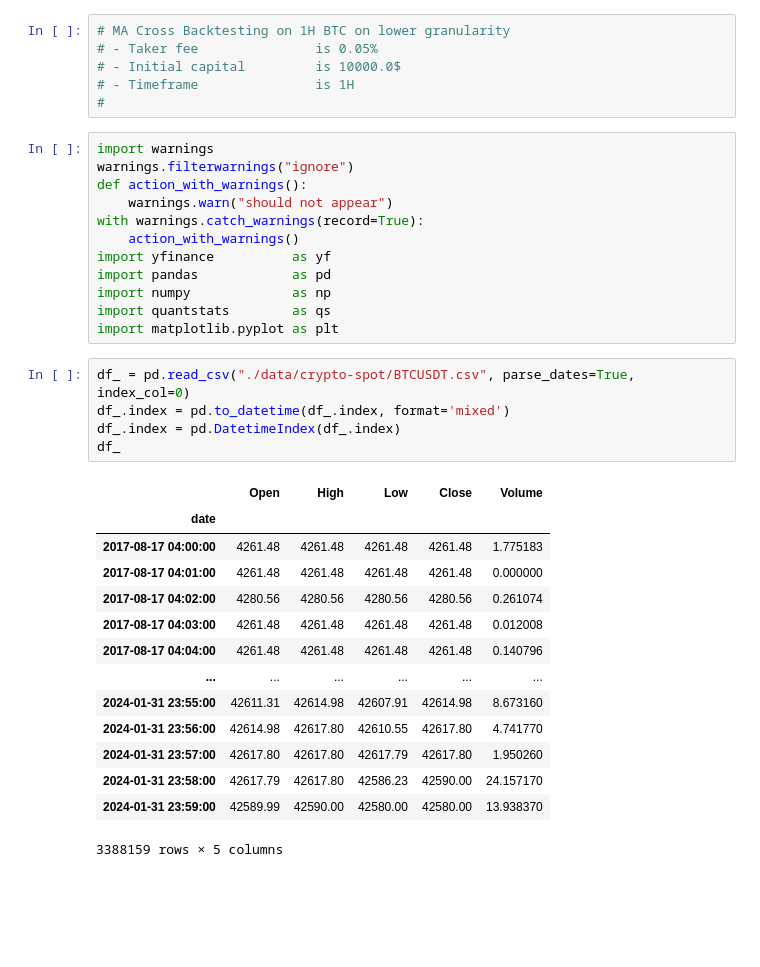
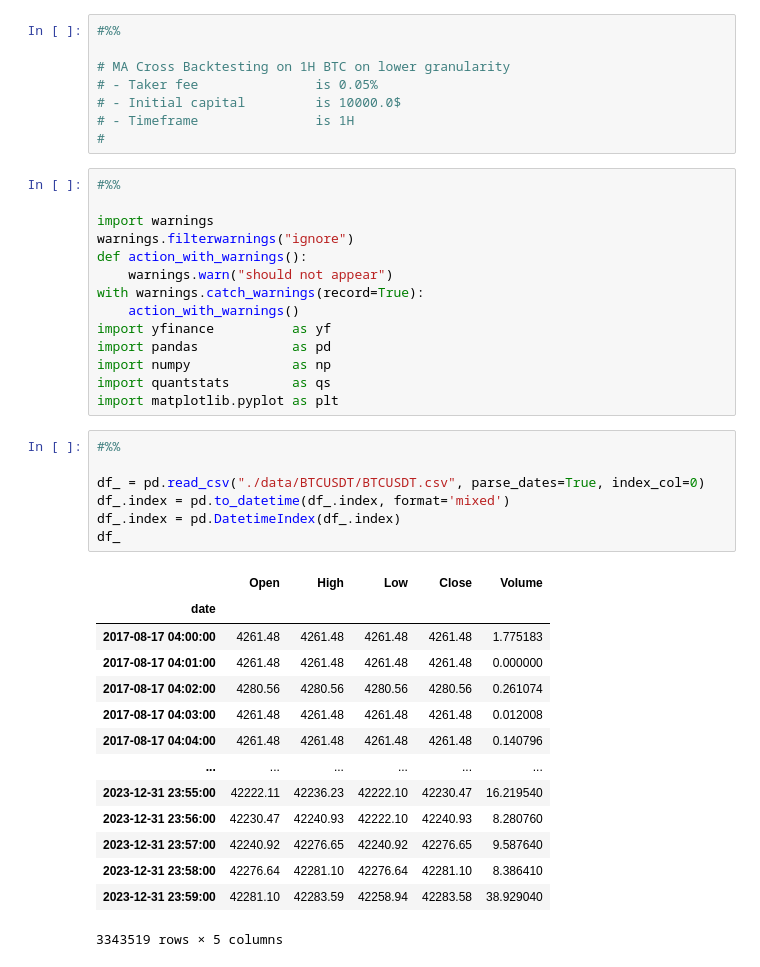
Before and after one commit to sharavsambuu/trading-cost-analysis, a Jupyter notebook: btcspot_macross_backtesting_1m.ipynb, the cells around one changed output. Drawn from its saved outputs; the diff is of its cells as text; blank space fills up the shorter version.

```diff
--- a/btcspot_macross_backtesting_1m.ipynb
+++ b/btcspot_macross_backtesting_1m.ipynb
@@ -1,10 +1,14 @@
 # %%
+#%%
+
 # MA Cross Backtesting on 1H BTC on lower granularity
 # - Taker fee               is 0.05%
 # - Initial capital         is 10000.0$
 # - Timeframe               is 1H
 #
 # %%
+#%%
+
 import warnings
 warnings.filterwarnings("ignore")
 def action_with_warnings():
@@ -17,23 +21,25 @@ import numpy             as np
 import quantstats        as qs
 import matplotlib.pyplot as plt
 # %%
-df_ = pd.read_csv("./data/crypto-spot/BTCUSDT.csv", parse_dates=True, index_col=0)
+#%%
+
+df_ = pd.read_csv("./data/BTCUSDT/BTCUSDT.csv", parse_dates=True, index_col=0)
 df_.index = pd.to_datetime(df_.index, format='mixed')
 df_.index = pd.DatetimeIndex(df_.index)
 df_
 # %% [output]
 |  | Open | High | Low | Close | Volume |
 | date |  |  |  |  |  |
 | 2017-08-17 04:00:00 | 4261.48 | 4261.48 | 4261.48 | 4261.48 | 1.775183 |
 | 2017-08-17 04:01:00 | 4261.48 | 4261.48 | 4261.48 | 4261.48 | 0.000000 |
 | 2017-08-17 04:02:00 | 4280.56 | 4280.56 | 4280.56 | 4280.56 | 0.261074 |
 | 2017-08-17 04:03:00 | 4261.48 | 4261.48 | 4261.48 | 4261.48 | 0.012008 |
 | 2017-08-17 04:04:00 | 4261.48 | 4261.48 | 4261.48 | 4261.48 | 0.140796 |
 | ... | ... | ... | ... | ... | ... |
-| 2024-01-31 23:55:00 | 42611.31 | 42614.98 | 42607.91 | 42614.98 | 8.673160 |
-| 2024-01-31 23:56:00 | 42614.98 | 42617.80 | 42610.55 | 42617.80 | 4.741770 |
-| 2024-01-31 23:57:00 | 42617.80 | 42617.80 | 42617.79 | 42617.80 | 1.950260 |
-| 2024-01-31 23:58:00 | 42617.79 | 42617.80 | 42586.23 | 42590.00 | 24.157170 |
-| 2024-01-31 23:59:00 | 42589.99 | 42590.00 | 42580.00 | 42580.00 | 13.938370 |
+| 2023-12-31 23:55:00 | 42222.11 | 42236.23 | 42222.10 | 42230.47 | 16.219540 |
+| 2023-12-31 23:56:00 | 42230.47 | 42240.93 | 42222.10 | 42240.93 | 8.280760 |
+| 2023-12-31 23:57:00 | 42240.92 | 42276.65 | 42240.92 | 42276.65 | 9.587640 |
+| 2023-12-31 23:58:00 | 42276.64 | 42281.10 | 42276.64 | 42281.10 | 8.386410 |
+| 2023-12-31 23:59:00 | 42281.10 | 42283.59 | 42258.94 | 42283.58 | 38.929040 |
-3388159 rows × 5 columns
+3343519 rows × 5 columns
 # %%
```
Also changed, not shown: parts of 14 cells of this notebook, 1 other file.
